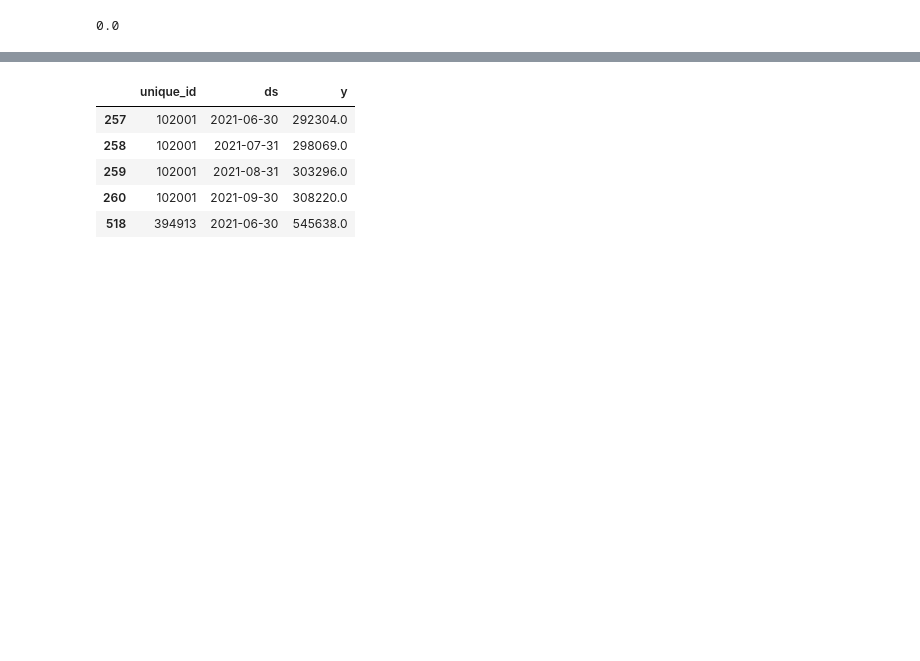
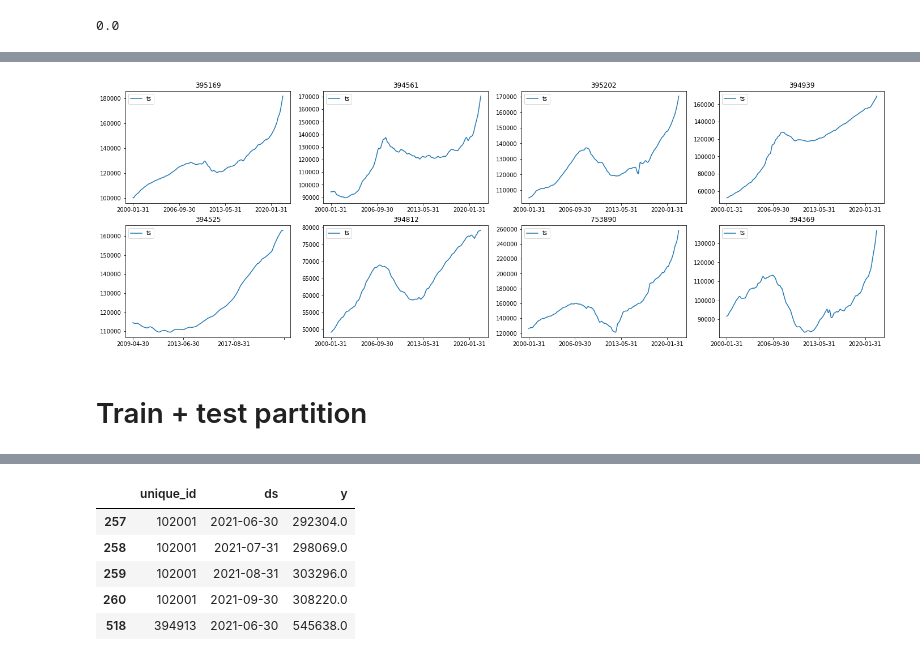
Before and after one commit to uumami/workshop_riskmathics, a Jupyter notebook: ts_workshop.ipynb, the cells around one changed output, grey strips where cells are left out. Saved outputs shown, nothing was run; the diff lists cells and outputs as text; code cells hidden in the pictures; blank space fills up the shorter version.

```diff
--- a/ts_workshop.ipynb
+++ b/ts_workshop.ipynb
@@ -178,0 +183,27 @@ for _ in range(10):
+# %%
+def plot_grid(df_train, df_test=None):
+  fig, axes = plt.subplots(2, 4, figsize = (24,8))
+
+  unique_ids = df_train['unique_id'].unique()
+
+  assert len(unique_ids) >= 8, "Must provide at least 8 ts"
+
+  unique_ids = random.sample(set(unique_ids), k=8)
+
+  for uid, (idx, idy) in zip(unique_ids, product(range(2), range(4))):
+    train_uid = df_train.query('unique_id == @uid')
+
+    axes[idx, idy].plot(train_uid['ds'], train_uid['y'], label = 'ts')
+    if df_test is not None:
+      test_uid = df_test.query('unique_id == @uid')
+      for model in df_test.drop(['unique_id', 'ds'], axis=1).columns:
+        axes[idx, idy].plot(test_uid['ds'], test_uid[model], label=model)
+
+    axes[idx, idy].set_title(uid)
+    axes[idx, idy].legend(loc='upper left')
+    axes[idx, idy].xaxis.set_major_locator(plt.MaxNLocator(4))
+
+  plt.show()
+# %%
+plot_grid(df)
+# %% [output]
@@ -179,3 +226,6 @@ for _ in range(10):
+[figure, added]
+# %% [markdown]
+# Train + test partition
 # %%
 test = df.groupby('unique_id').tail(4)
 train = df.drop(test.index).copy()
```
Also changed, not shown: parts of 47 cells of this notebook.
